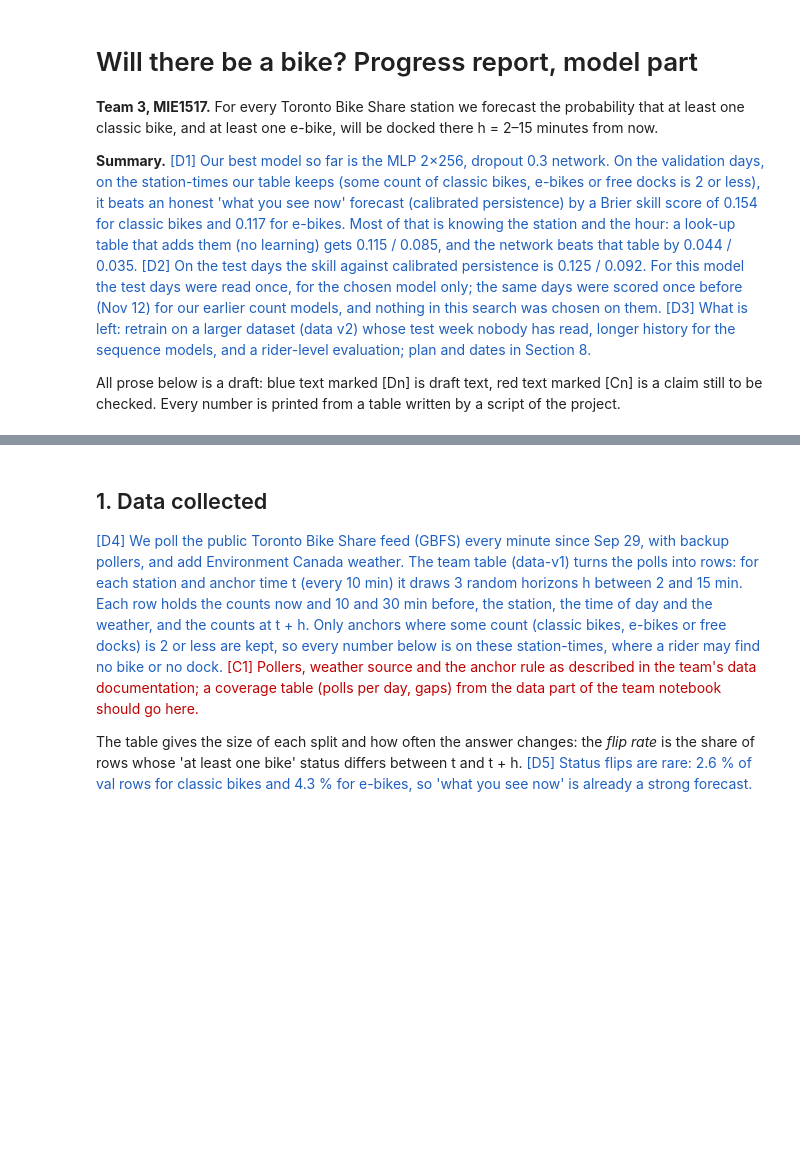
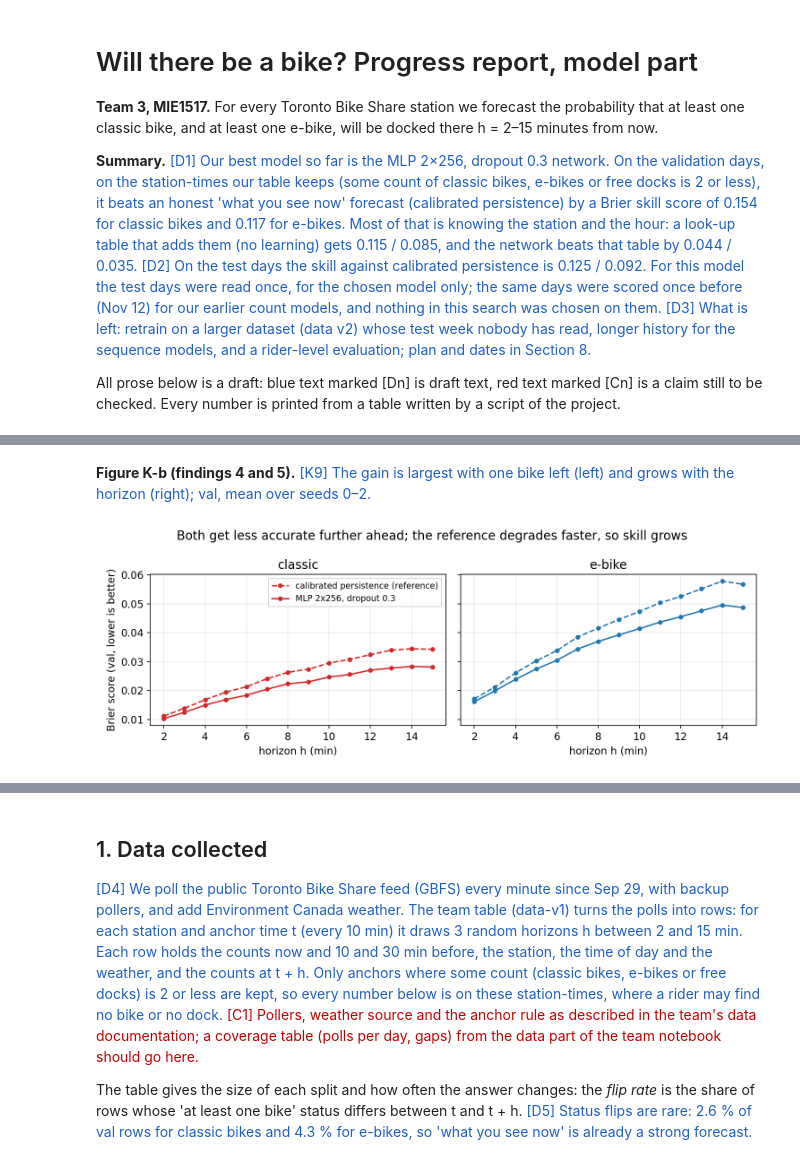
Before and after one commit to zweaung1014/mie1517_ebike_prediction, a Jupyter notebook: model_search_owen_2026-11-12/notebooks/progress_report_prob.ipynb, the cells around one changed output, grey strips where cells are left out. Drawn from its saved outputs; the diff is of its cells as text; code cells hidden in the pictures; blank space fills up the shorter version.

```diff
--- a/model_search_owen_2026-11-12/notebooks/progress_report_prob.ipynb
+++ b/model_search_owen_2026-11-12/notebooks/progress_report_prob.ipynb
@@ -31,0 +48,9 @@ checked. Every number is printed from a table written by a script of the project
+# %% [markdown]
+**Figure K-b (findings 4 and 5).** <span style="color:#1f5fbf">[K9] The gain is largest with one bike left (left) and grows with the horizon (right); val, mean over seeds 0–2.</span>
+# %%
+from pathlib import Path
+from IPython.display import Image, display
+ROOT = Path.cwd().parent if Path.cwd().name == "notebooks" else Path.cwd()
+display(Image(filename=str(ROOT / "reports" / "figures" / "key_horizon.png"), width=850))
+# %% [output]
+[figure, added]
```
Also changed, not shown: parts of 9 cells of this notebook, 8 other files.
